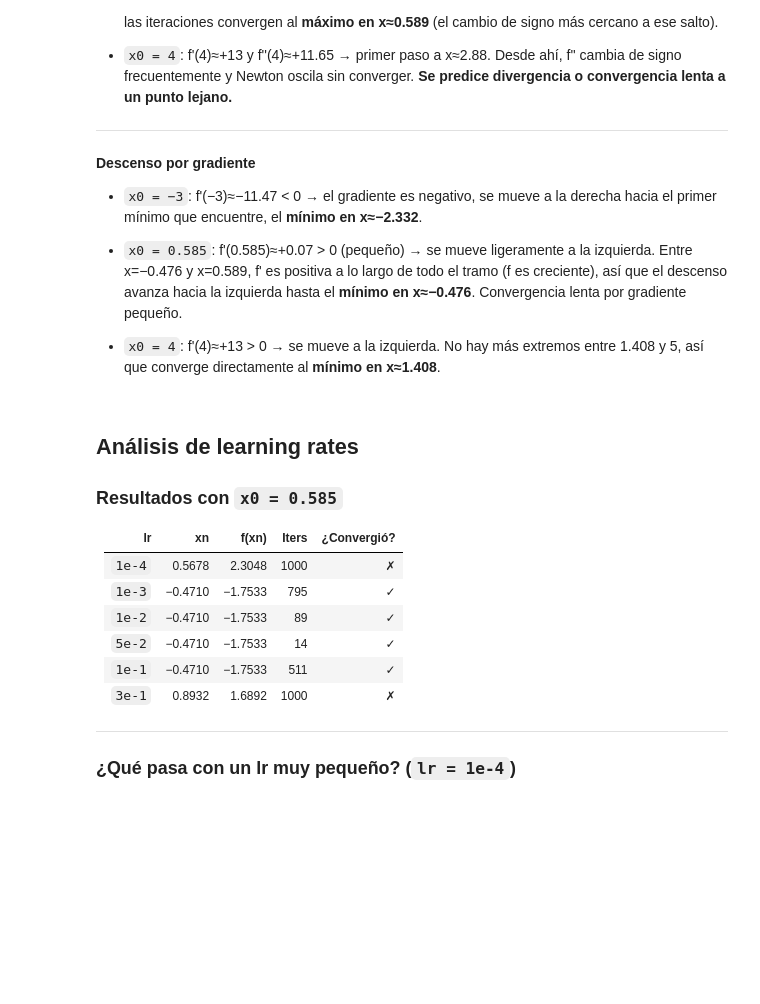
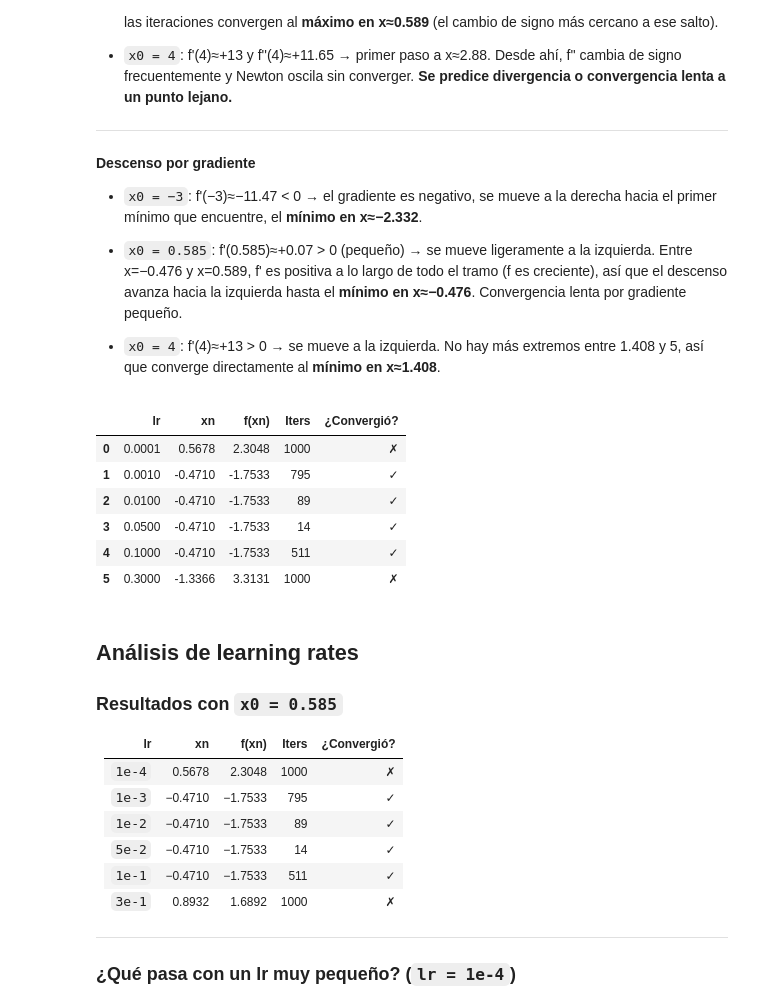
Before and after one commit to ignrdz2/2026_1_CALCULO-APLICADO_2DO-PROYECTO, a Jupyter notebook: project.ipynb, the cells around one changed output. Cells and saved outputs as stored; diff of their text form; code cells hidden in the pictures; blank space fills up the shorter version.

```diff
--- a/project.ipynb
+++ b/project.ipynb
@@ -276,22 +303,31 @@ Extremos de referencia detectados en la gráfica anterior:
 # %%
 # Análisis de learning rates — descenso_gradiente con x0=0.585
 lrs_analisis = [1e-4, 1e-3, 1e-2, 5e-2, 1e-1, 3e-1]
 x0_analisis  = 0.585
 
 filas_lr = []
 for lr in lrs_analisis:
     xn, iters = descenso_gradiente(f, x0_analisis, lr)
     convergio = iters < 1000
     filas_lr.append({
         "lr": lr,
         "xn": round(xn, 4),
         "f(xn)": round(f.eval(xn), 4),
         "Iters": iters,
         "¿Convergió?": "✓" if convergio else "✗",
     })
 
 tabla_lr = pd.DataFrame(filas_lr)
-display(tabla_lr.to_string(index=False))
+#display(tabla_lr.to_string(index=False)) -- Comente porque no se ve como tabla MK
+display(tabla_lr)
+# %% [output]
+|  | lr | xn | f(xn) | Iters | ¿Convergió? |
+| 0 | 0.0001 | 0.5678 | 2.3048 | 1000 | ✗ |
+| 1 | 0.0010 | -0.4710 | -1.7533 | 795 | ✓ |
+| 2 | 0.0100 | -0.4710 | -1.7533 | 89 | ✓ |
+| 3 | 0.0500 | -0.4710 | -1.7533 | 14 | ✓ |
+| 4 | 0.1000 | -0.4710 | -1.7533 | 511 | ✓ |
+| 5 | 0.3000 | -1.3366 | 3.3131 | 1000 | ✗ |
 # %% [markdown]
 ## Análisis de learning rates
 
```
Also changed, not shown: parts of 6 cells of this notebook.
